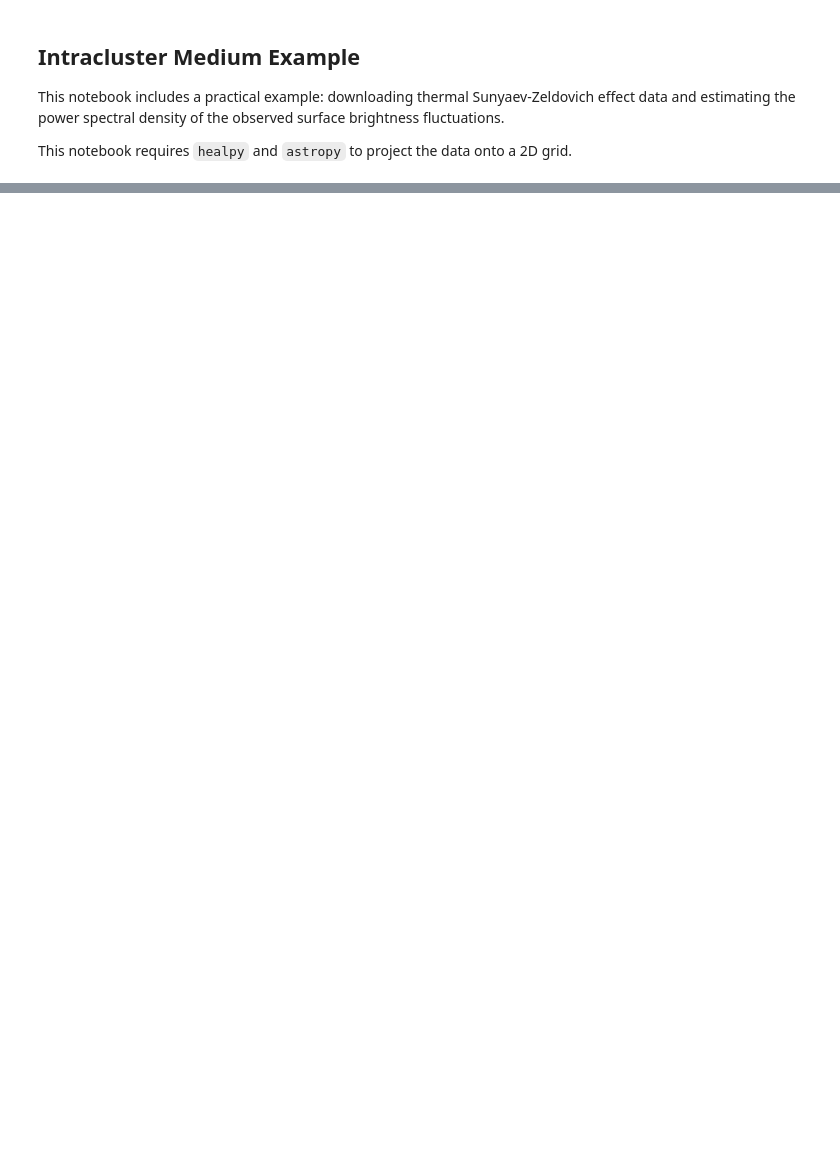
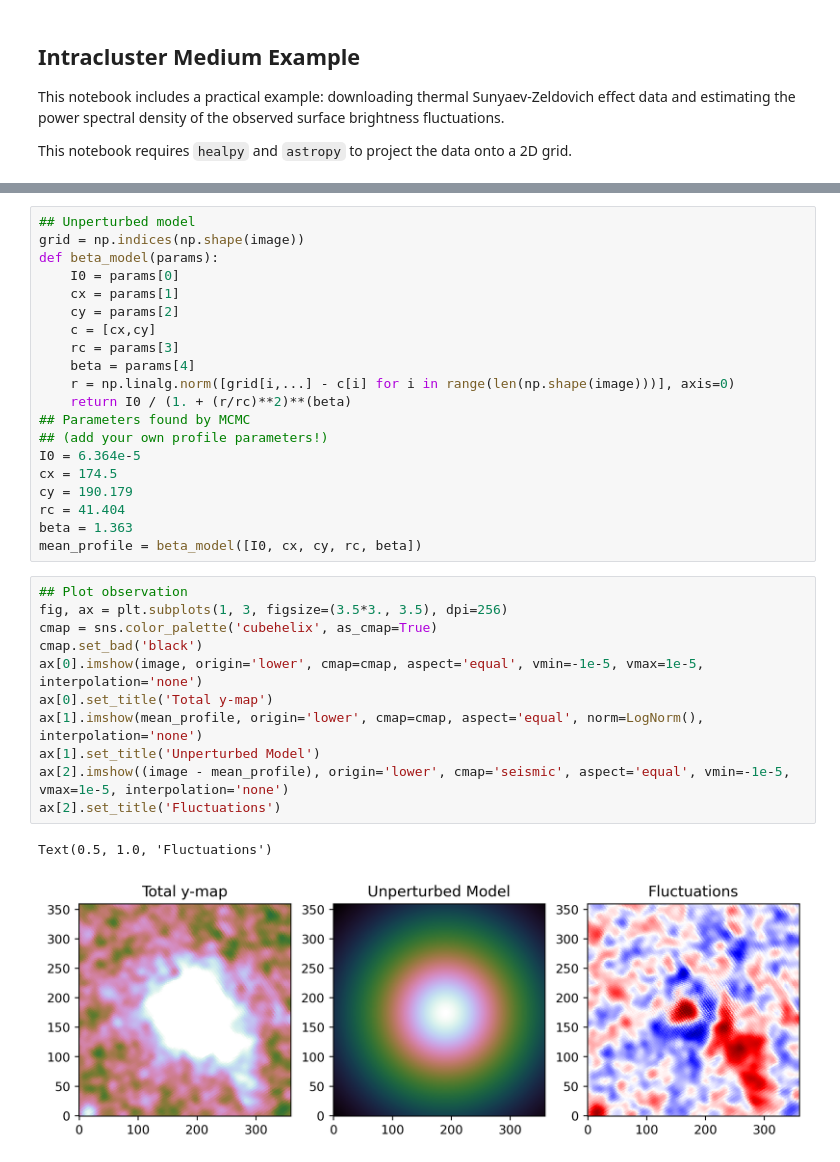
Before and after one commit to mab68/Kea, a Jupyter notebook: docs/source/examples/2_icm_example.ipynb, the cells around one changed output, grey strips where cells are left out. Cells and saved outputs as stored; diff of their text form; blank space fills up the shorter version.

```diff
--- a/docs/source/examples/2_icm_example.ipynb
+++ b/docs/source/examples/2_icm_example.ipynb
@@ -38,0 +139,34 @@ import healpy as hp
+# %%
+## Unperturbed model
+grid = np.indices(np.shape(image))
+def beta_model(params):
+    I0 = params[0]
+    cx = params[1]
+    cy = params[2]
+    c = [cx,cy]
+    rc = params[3]
+    beta = params[4]
+    r = np.linalg.norm([grid[i,...] - c[i] for i in range(len(np.shape(image)))], axis=0)
+    return I0 / (1. + (r/rc)**2)**(beta)
+## Parameters found by MCMC
+## (add your own profile parameters!)
+I0 = 6.364e-5
+cx = 174.5
+cy = 190.179
+rc = 41.404
+beta = 1.363
+mean_profile = beta_model([I0, cx, cy, rc, beta])
+# %%
+## Plot observation
+fig, ax = plt.subplots(1, 3, figsize=(3.5*3., 3.5), dpi=256)
+cmap = sns.color_palette('cubehelix', as_cmap=True)
+cmap.set_bad('black')
+ax[0].imshow(image, origin='lower', cmap=cmap, aspect='equal', vmin=-1e-5, vmax=1e-5, interpolation='none')
+ax[0].set_title('Total y-map')
+ax[1].imshow(mean_profile, origin='lower', cmap=cmap, aspect='equal', norm=LogNorm(), interpolation='none')
+ax[1].set_title('Unperturbed Model')
+ax[2].imshow((image - mean_profile), origin='lower', cmap='seismic', aspect='equal', vmin=-1e-5, vmax=1e-5, interpolation='none')
+ax[2].set_title('Fluctuations')
+# %% [output]
+Text(0.5, 1.0, 'Fluctuations')
+[figure, added]
```
Also changed, not shown: parts of 11 cells of this notebook, 5 other files.
